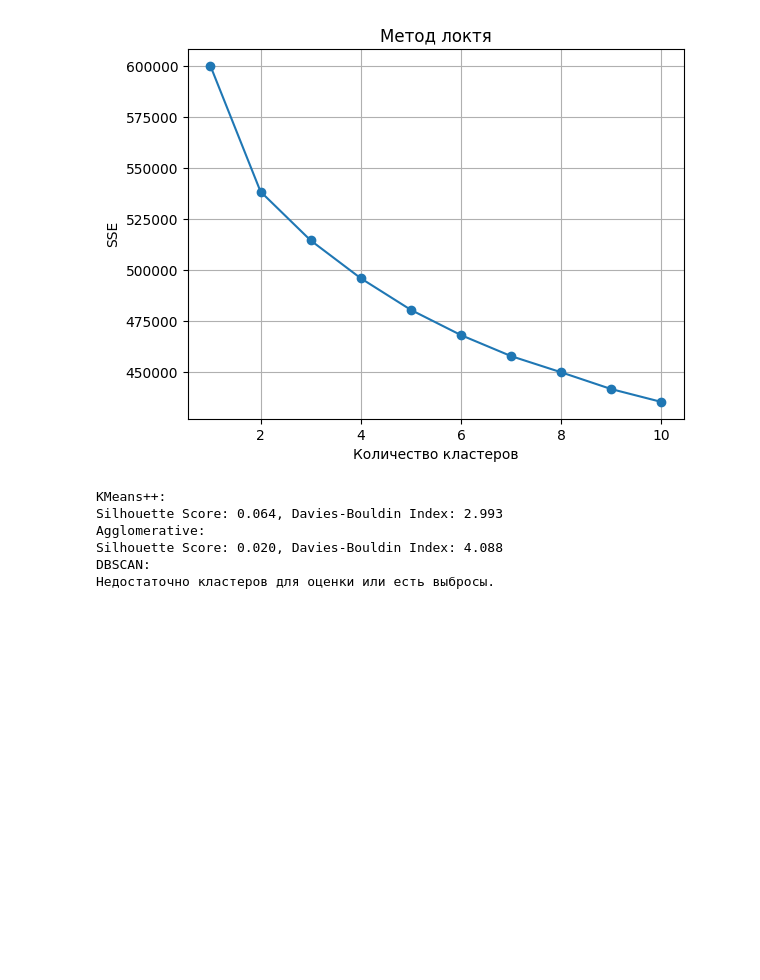
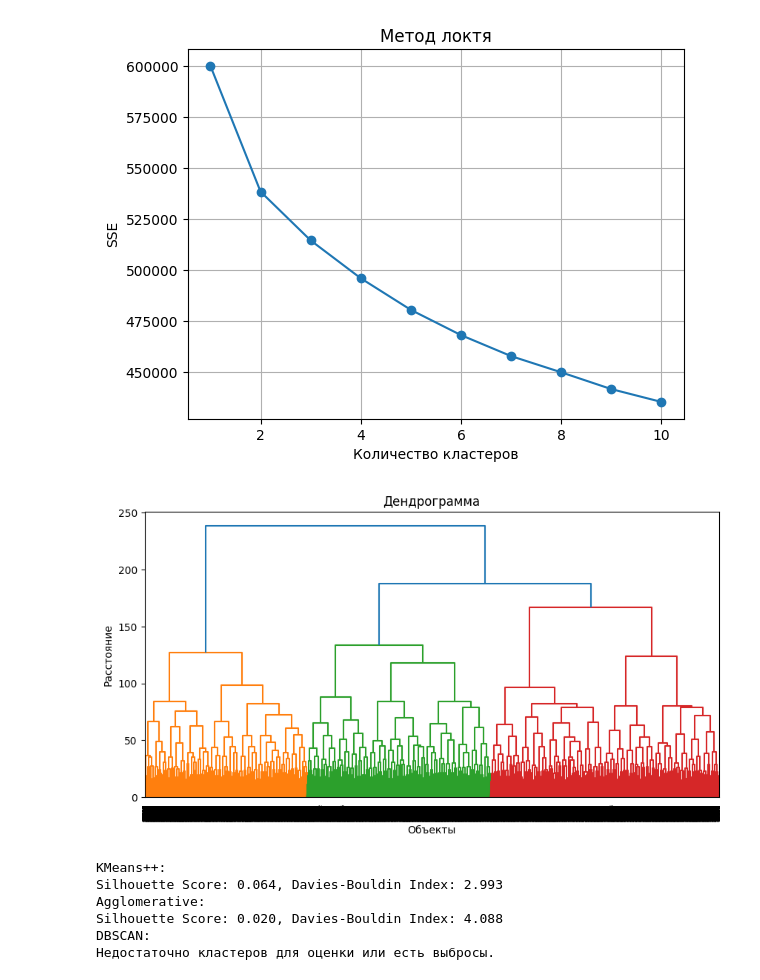
Before and after one commit to Likogeles/madvba_labs, a Jupyter notebook: lab_5.ipynb, the cells around one changed output. Drawn from its saved outputs; the diff is of its cells as text; code cells hidden in the pictures; blank space fills up the shorter version.

```diff
--- a/lab_5.ipynb
+++ b/lab_5.ipynb
@@ -118,14 +118,16 @@ labels_kmeans = kmeans.fit_predict(X_scaled)
 [figure]
 # %%
 # Дендрограмма
-# linked = linkage(X_scaled, method="ward")
+linked = linkage(X_scaled, method="ward")
 
-# plt.figure(figsize=(10, 5))
-# dendrogram(linked)
-# plt.title("Дендрограмма")
-# plt.xlabel("Объекты")
-# plt.ylabel("Расстояние")
-# plt.show()
+plt.figure(figsize=(10, 5))
+dendrogram(linked)
+plt.title("Дендрограмма")
+plt.xlabel("Объекты")
+plt.ylabel("Расстояние")
+plt.show()
+# %% [output]
+[figure, added]
 # %%
 # 4 кластера
 agglo = AgglomerativeClustering(n_clusters=4, linkage="ward")
```
Also changed, not shown: parts of 5 cells of this notebook, 2 other files.
